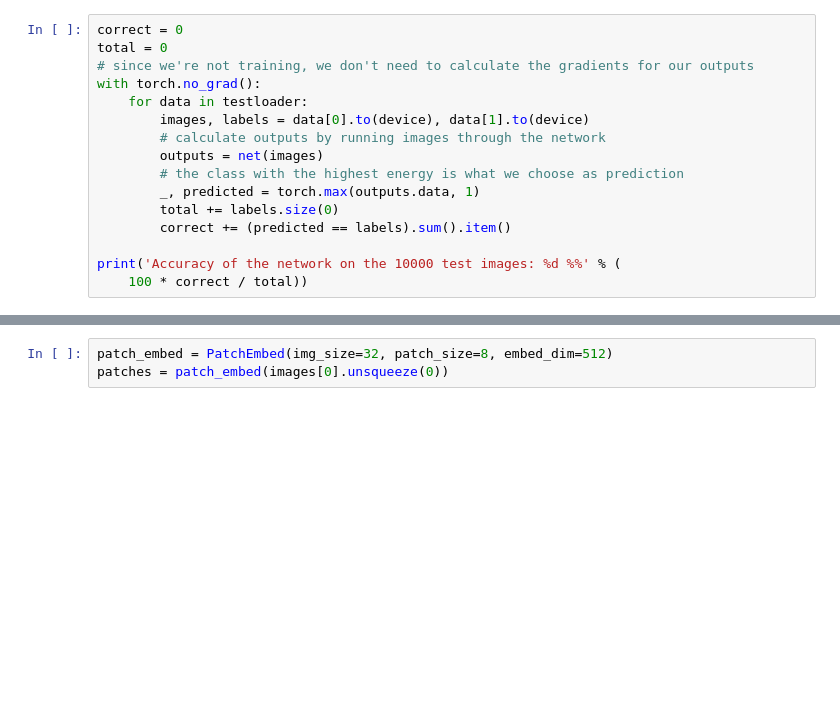
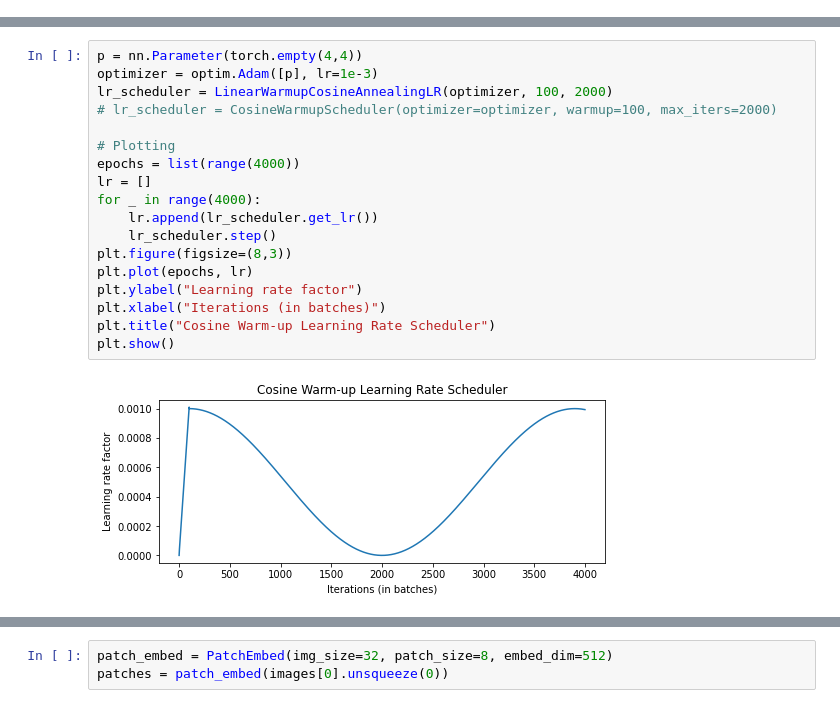
Before and after one commit to nordmtr/vitransformer, a Jupyter notebook: notebooks/Transformer.ipynb, the cells around one changed output, grey strips where cells are left out. Cells and saved outputs as stored; diff of their text form; blank space fills up the shorter version.

```diff
--- a/notebooks/Transformer.ipynb
+++ b/notebooks/Transformer.ipynb
@@ -221,16 +28,0 @@ Accuracy for class truck is: 81.2 %
-# %%
-correct = 0
-total = 0
-# since we're not training, we don't need to calculate the gradients for our outputs
-with torch.no_grad():
-    for data in testloader:
-        images, labels = data[0].to(device), data[1].to(device)
-        # calculate outputs by running images through the network
-        outputs = net(images)
-        # the class with the highest energy is what we choose as prediction
-        _, predicted = torch.max(outputs.data, 1)
-        total += labels.size(0)
-        correct += (predicted == labels).sum().item()
-
-print('Accuracy of the network on the 10000 test images: %d %%' % (
-    100 * correct / total))
@@ -270,3 +222,23 @@ tensor([[[ 4.1617e-01,  3.9982e-01,  1.2600e-01,  ..., -4.5802e-01,
+# %%
+p = nn.Parameter(torch.empty(4,4))
+optimizer = optim.Adam([p], lr=1e-3)
+lr_scheduler = LinearWarmupCosineAnnealingLR(optimizer, 100, 2000)
+# lr_scheduler = CosineWarmupScheduler(optimizer=optimizer, warmup=100, max_iters=2000)
+
+# Plotting
+epochs = list(range(4000))
+lr = []
+for _ in range(4000):
+    lr.append(lr_scheduler.get_lr())
+    lr_scheduler.step()
+plt.figure(figsize=(8,3))
+plt.plot(epochs, lr)
+plt.ylabel("Learning rate factor")
+plt.xlabel("Iterations (in batches)")
+plt.title("Cosine Warm-up Learning Rate Scheduler")
+plt.show()
+# %% [output]
+[figure, added]
 # %%
 def drop_path(x, drop_prob: float = 0., training: bool = False):
     """Drop paths (Stochastic Depth) per sample (when applied in main path of residual blocks).
```
Also changed, not shown: parts of 19 cells of this notebook, 1 other file.
